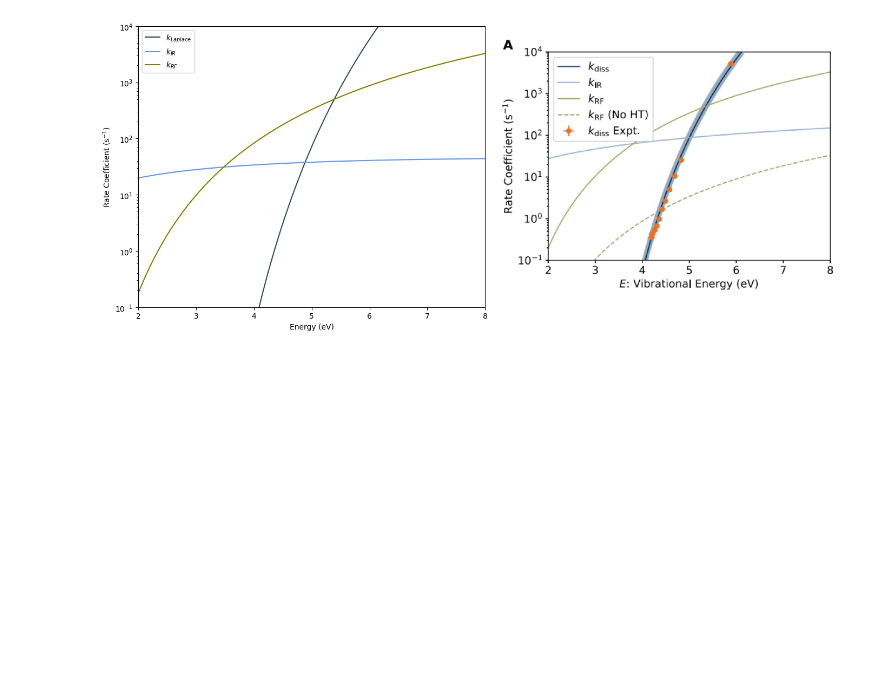
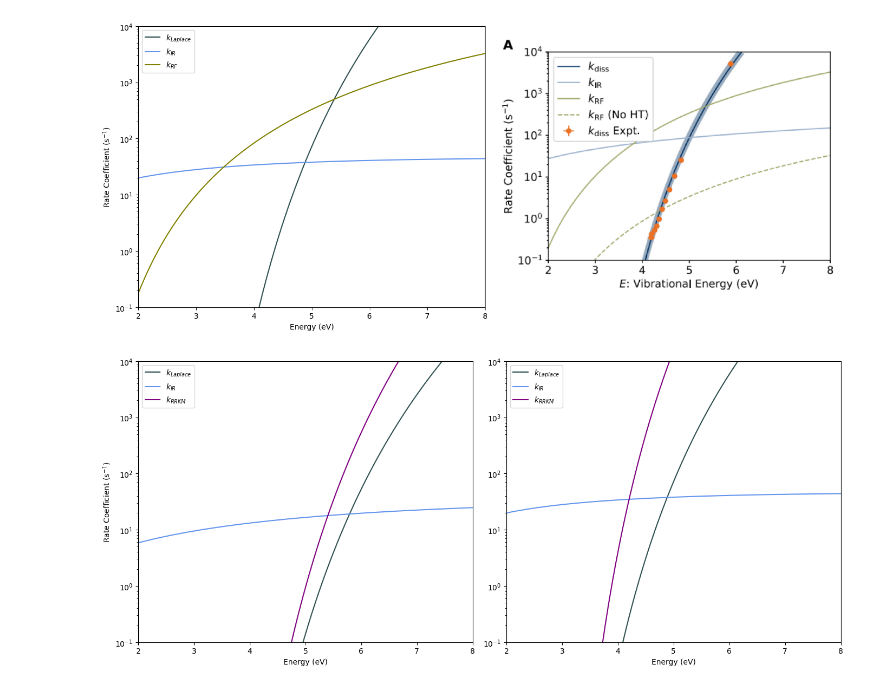
Before and after one commit to mustafa9812/Project-Cynap, a Jupyter notebook: scripts/calculations.ipynb, the cells around one changed output. Drawn from its saved outputs; the diff is of its cells as text; code cells hidden in the pictures; blank space fills up the shorter version.

```diff
--- a/scripts/calculations.ipynb
+++ b/scripts/calculations.ipynb
@@ -342,7 +400,7 @@ cm_to_eV = 1.239841984e-4
 cm_grain = 10
 
 # LISTS
-k_Laplace_list = []
+C_k_Laplace_list = []
 filtered_energies_list = []
 energies_list = df["E-Emin"]
 density_of_states_list1 = df["Density"].tolist()
@@ -367,13 +425,13 @@ for energy, unchanged_DOS in zip(energies_list, density_of_states_list2):
 
     changed_DOS = density_of_states_list1[index]
     k = Laplace_dissociation_rate(A_diss_1000K=(pre_exponential_factor_1000K(T_eff)), DOS_E_Ea=changed_DOS, DOS_E=unchanged_DOS)
-    k_Laplace_list.append(k)
+    C_k_Laplace_list.append(k)
     filtered_energies_list.append(energy)
 
 LP_filtered_energies_list_eV = [e * cm_to_eV for e in filtered_energies_list]
 
 # OPTIONAL PLOTTING
-plt.plot(LP_filtered_energies_list_eV, k_Laplace_list, color='orange')
+plt.plot(LP_filtered_energies_list_eV, C_k_Laplace_list, color='orange')
 plt.xlabel('Energy (eV)')
 plt.ylabel('Laplace rate (s⁻¹)')
 plt.yscale('log')
@@ -477,7 +535,7 @@ wavenumber_list = df2["Wavenumber"].tolist()
 intensity_list = df2["Intensity"].tolist()
 energies_list = df1["E-Emin"].tolist()
 density_of_states_list = df1["Density"].tolist()
-k_IR_total = np.zeros_like(density_of_states_list)
+N_k_IR_total = np.zeros_like(density_of_states_list)
 DOS_mode_s_dict = {}  # Dictionary to store DOS_mode_s values for each mode
 
 # FUNCTIONS
@@ -504,12 +562,12 @@ for mode in range(1, 52):
 
         DOS_mode_s = density_mode[mode][index]
         k_IR = (A_IR * DOS_mode_s) / density_of_states_list[idx]
-        k_IR_total[idx] += k_IR
+        N_k_IR_total[idx] += k_IR
 
 N_IR_energies_list_eV = [e * cm_to_eV for e in energies_list]
 
 # OPTIONAL PLOTTING
-plt.plot(N_IR_energies_list_eV, k_IR_total, color='teal')
+plt.plot(N_IR_energies_list_eV, N_k_IR_total, color='teal')
 plt.xlabel("Energy (eV)")
 plt.ylabel("IR Cooling Rate $k_{IR}(E)$ [s$^{-1}$]")
 plt.yscale('log')
@@ -550,7 +608,7 @@ wavenumber_list = df2["Wavenumber"].tolist()
 intensity_list = df2["Intensity"].tolist()
 energies_list = df1["E-Emin"].tolist()
 density_of_states_list = df1["Density"].tolist()
-k_IR_total = np.zeros_like(density_of_states_list)
+C_k_IR_total = np.zeros_like(density_of_states_list)
 DOS_mode_s_dict = {}  # Dictionary to store DOS_mode_s values for each mode
 
 # FUNCTIONS
@@ -577,12 +635,12 @@ for mode in range(1, 52):
 
         DOS_mode_s = density_mode[mode][index]
         k_IR = (A_IR * DOS_mode_s) / density_of_states_list[idx]
-        k_IR_total[idx] += k_IR
+        C_k_IR_total[idx] += k_IR
 
 C_IR_energies_list_eV = [e * cm_to_eV for e in energies_list]
 
 # OPTIONAL PLOTTING
-plt.plot(C_IR_energies_list_eV, k_IR_total, color='lightskyblue')
+plt.plot(C_IR_energies_list_eV, C_k_IR_total, color='lightskyblue')
 plt.xlabel("Energy (eV)")
 plt.ylabel("IR Cooling Rate $k_{IR}(E)$ [s$^{-1}$]")
 plt.yscale('log')
@@ -634,3 +692,31 @@ axs[1].axis('off')
 plt.tight_layout()
 # %% [output]
 [figure]
+# %%
+fig, axs = plt.subplots(1, 2, figsize=(14, 6))
+
+axs[0].plot(N_LP_filtered_energies_list_eV, N_k_Laplace_list, color='darkslategrey', label='$k_{Laplace}$')
+axs[0].plot(N_IR_energies_list_eV, N_k_IR_total, color='cornflowerblue', label='$k_{IR}$')
+axs[0].plot(N_RRKM_filtered_energies_list_eV, N_k_RRKM_list, color='purple', label='$k_{RRKM}$')
+# axs[0].plot(NC_energies_list, k_diss_C_list, label='k_Teff', color='red')
+axs[0].set_xlabel('Energy (eV)')
+axs[0].set_ylabel('Rate Coefficient (s$^{-1}$)')
+axs[0].set_yscale('log')
+axs[0].legend(loc='upper left')
+axs[0].set_xlim(2, 8)
+axs[0].set_ylim(1e-1, 1e4)
+
+axs[1].plot(LP_filtered_energies_list_eV, C_k_Laplace_list, color='darkslategrey', label='$k_{Laplace}$')
+axs[1].plot(C_IR_energies_list_eV, C_k_IR_total, color='cornflowerblue', label='$k_{IR}$')
+axs[1].plot(C_RRKM_filtered_energies_list_eV, C_k_RRKM_list, color='purple', label='$k_{RRKM}$')
+axs[1].set_xlabel('Energy (eV)')
+# axs[1].set_ylabel('Rate Coefficient (s$^{-1}$)')
+axs[1].set_yscale('log')
+axs[1].legend(loc='upper left')
+axs[1].set_xlim(2, 8)
+axs[1].set_ylim(1e-1, 1e4)
+
+
+plt.tight_layout()
+# %% [output]
+[figure, added]
```
Also changed, not shown: parts of 5 cells of this notebook, 5 other files.
